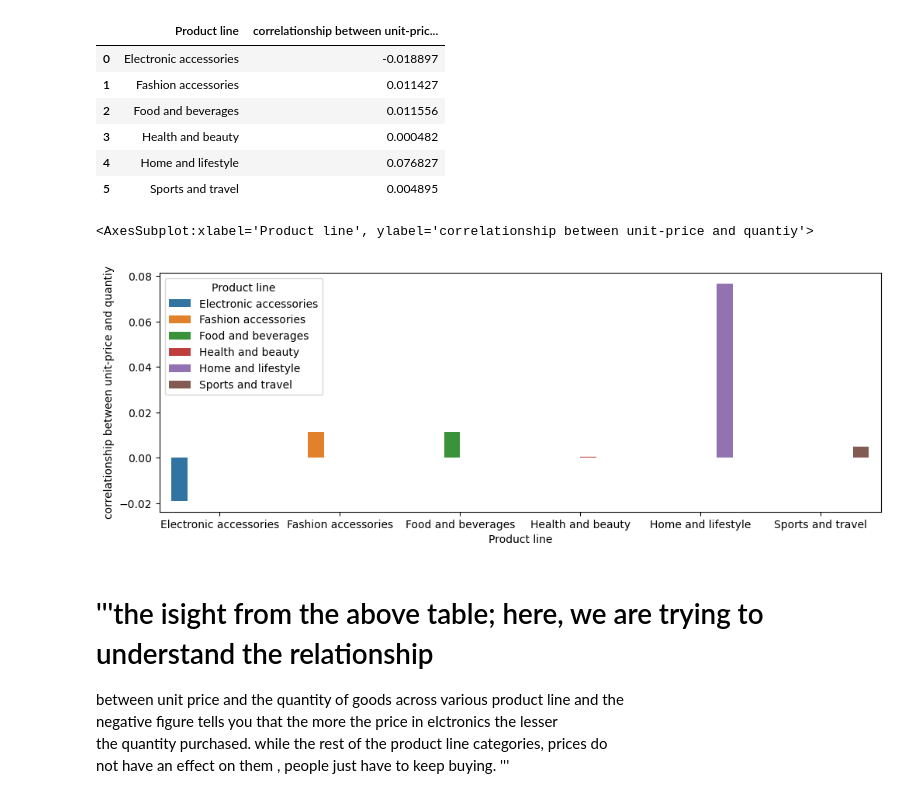
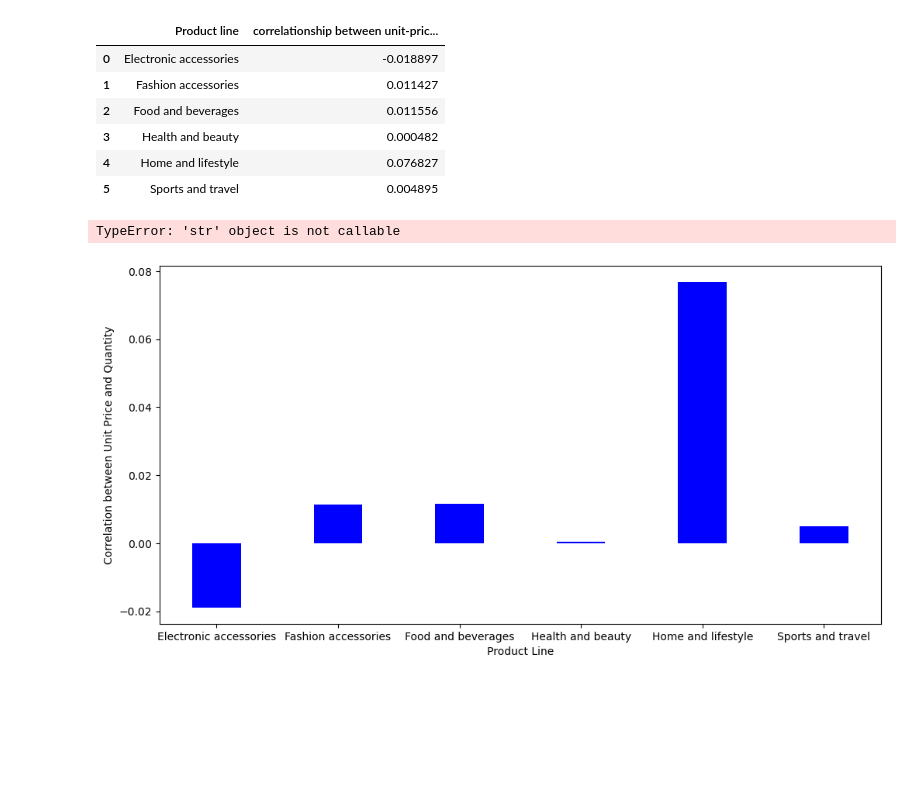
Before and after one commit to Ometere212/Brainwave_Matrix_Intern, a Jupyter notebook: Brainwave_Matrix_Intern.ipynb, the cells around one changed output. Saved outputs shown, nothing was run; the diff lists cells and outputs as text; code cells hidden in the pictures; blank space fills up the shorter version.

```diff
--- a/Brainwave_Matrix_Intern.ipynb
+++ b/Brainwave_Matrix_Intern.ipynb
@@ -331,15 +338,24 @@ relationship
 | 4 | Home and lifestyle | 0.076827 |
 | 5 | Sports and travel | 0.004895 |
 # %%
-plt.figure(figsize=(12,4))
-sns.barplot(data=relationship,x='Product line',y='correlationship between unit-price and quantiy',palette=custom_palette,hue='Product line')
+products = relationship['Product line']
+correlation = relationship['correlationship between unit-price and quantiy']
+
+# Set the figure size
+plt.figure(figsize=(12, 6))
+
+# Create a bar plot
+bars = plt.bar(products, correlation, color='blue', width=0.4)  # Adjust the width here
+
+# Adding labels and title
+plt.xlabel('Product Line')
+plt.ylabel('Correlation between Unit Price and Quantity')
+plt.title('Correlation between Unit Price and Quantity by Product Line')
+
+# Optionally, add value labels on top of the bars
+for bar in bars:
+    yval = bar.get_height()
+    plt.text(bar.get_x() + bar.get_width()/2, yval, round(yval, 2), va='bottom')  # va: vertical alignment
 # %% [output]
-<AxesSubplot:xlabel='Product line', ylabel='correlationship between unit-price and quantiy'>
+TypeError: 'str' object is not callable
-[figure, old version]
+[figure, new version]
-# %% [markdown]
-# '''the  isight  from the above table;  here,  we  are  trying  to understand  the  relationship
-between  unit price and the  quantity  of  goods  across  various  product line and  the
-negative figure  tells you  that the more   the   price  in  elctronics the  lesser
-the  quantity  purchased. while  the  rest  of   the  product line  categories, prices  do
-not   have an effect  on them , people just  have  to keep buying.
-'''
```
Also changed, not shown: parts of 13 cells of this notebook.
